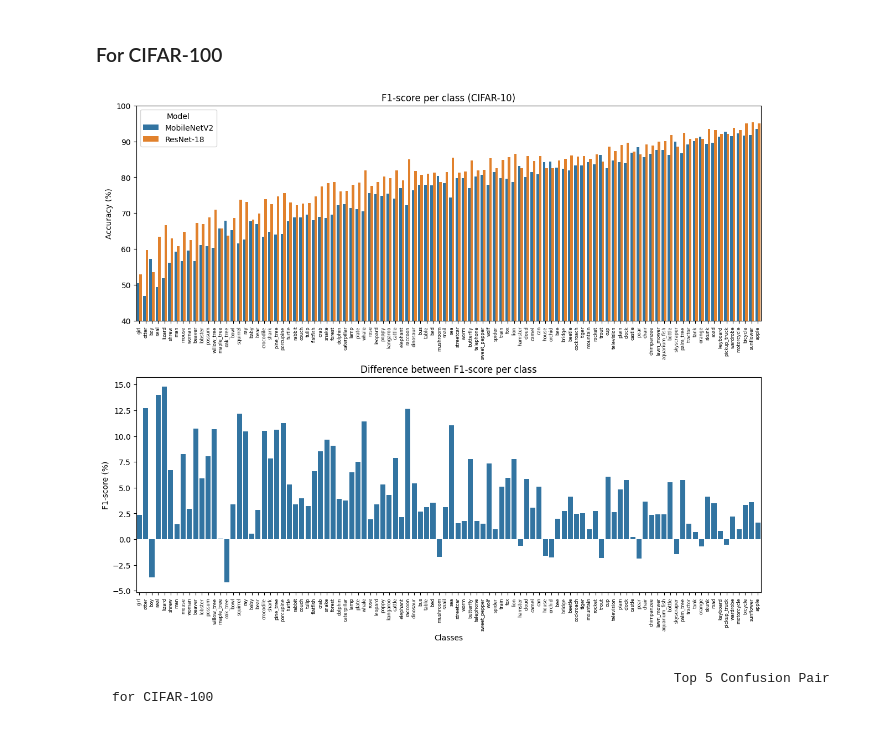
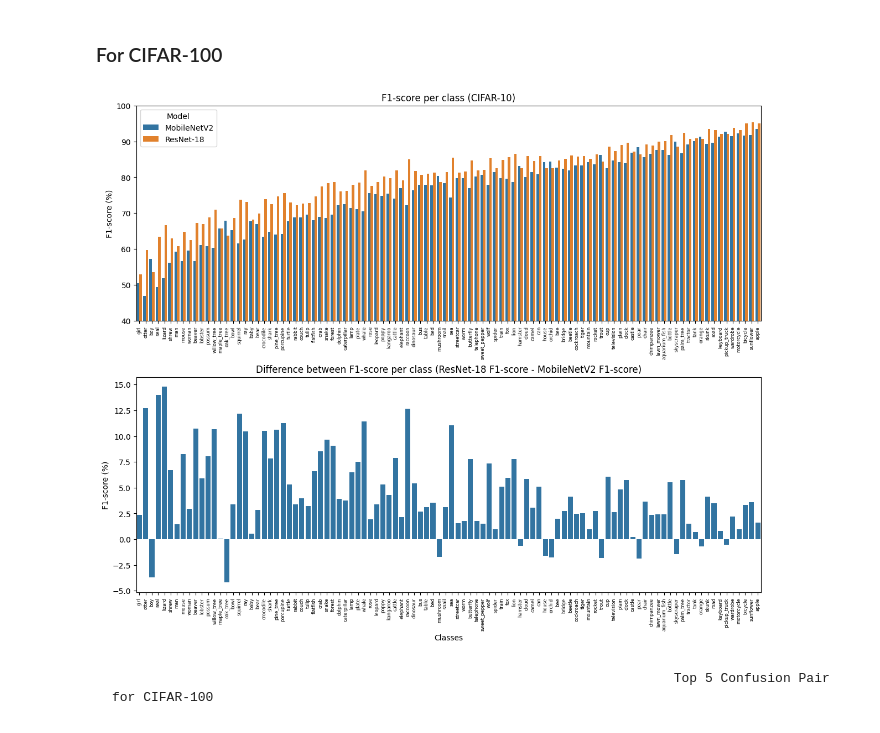
Before and after one commit to irkado/ml-cnn-transfer-learning, a Jupyter notebook: evaluation/optimised_evaluation.ipynb, the cells around one changed output. Cells and saved outputs as stored; diff of their text form; code cells hidden in the pictures.

```diff
--- a/evaluation/optimised_evaluation.ipynb
+++ b/evaluation/optimised_evaluation.ipynb
@@ -619,20 +625,20 @@ Clipping input data to the valid range for imshow with RGB data ([0..1] for floa
 # %%
 # receive index list of the worst performing class (average for two model architectures) to the best one
 sort_classes = report_df_cifar_100.groupby('Class Label')['f1-score'].mean().sort_values().index
 
 fig, ax = plt.subplots(2, 1, figsize=(12, 10), layout="constrained") #(12, 15)
 
 # plot F1-score
-plot_class_analytics(report_df_cifar_100, ax[0], 'f1-score', title='F1-score per class (CIFAR-10)', interval=[40,100], axis_labels=['','Accuracy (%)'], order=sort_classes)
+plot_class_analytics(report_df_cifar_100, ax[0], 'f1-score', title='F1-score per class (CIFAR-10)', interval=[40,100], axis_labels=['','F1-score (%)'], order=sort_classes)
 
 # plot F1-score as difference between ResNet performance and MobileNet
 #       If positive -> ResNet better
 #       If negative -> MobileNet better
-plot_class_analytics(compute_f1_diff(report_df_cifar_100, model_names), ax[1], 'diff', title='Difference between F1-score per class', axis_labels=['Classes','F1-score (%)'], order=sort_classes)
+plot_class_analytics(compute_f1_diff(report_df_cifar_100, model_names), ax[1], 'diff', title='Difference between F1-score per class (ResNet-18 F1-score - MobileNetV2 F1-score)', axis_labels=['Classes','F1-score (%)'], order=sort_classes)
 
 plt.show()
 # %% [output]
-[figure, old version]
+[figure, new version]
 # %% [markdown]
                                                                             Top 5 Confusion Pair for CIFAR-100
 # %%
```
Also changed, not shown: parts of 4 cells of this notebook.
